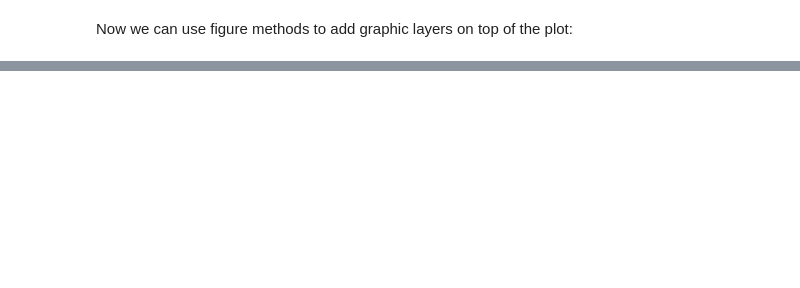
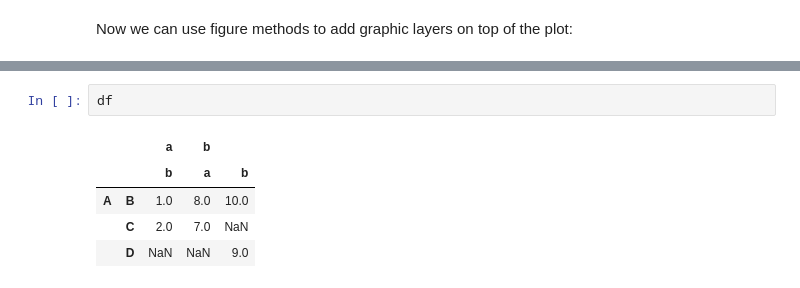
Before and after one commit to onlyphantom/tokopedia-fundamentals, a Jupyter notebook: 3_PythonDV/03_DV-in-Python.ipynb, the cells around one changed output, grey strips where cells are left out. Saved outputs shown, nothing was run; the diff lists cells and outputs as text; blank space fills up the shorter version.

```diff
--- a/3_PythonDV/03_DV-in-Python.ipynb
+++ b/3_PythonDV/03_DV-in-Python.ipynb
@@ -89,0 +403,8 @@ p = figure(title = "Miles per Gallon Vehicle Testing", )
+# %%
+df
+# %% [output]
+|  |  | a | b |  |
+|  |  | b | a | b |
+| A | B | 1.0 | 8.0 | 10.0 |
+|  | C | 2.0 | 7.0 | NaN |
+|  | D | NaN | NaN | 9.0 |
```
Also changed, not shown: parts of 49 cells of this notebook.
